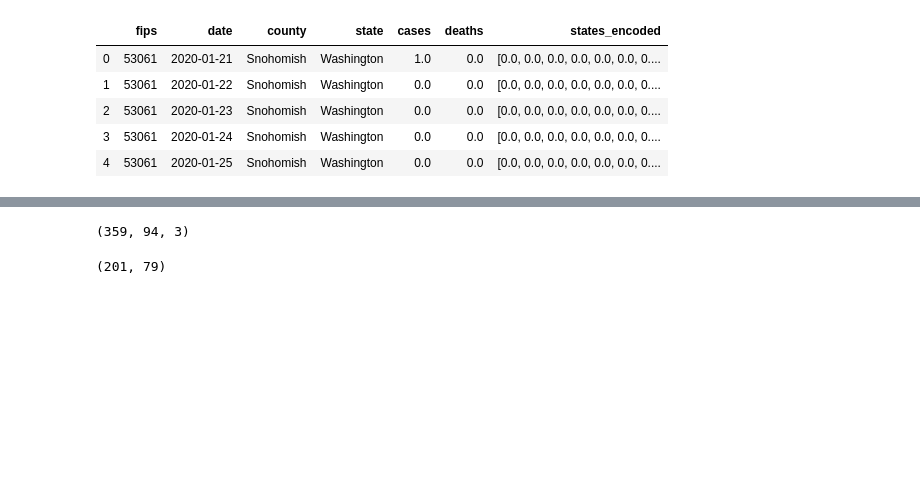
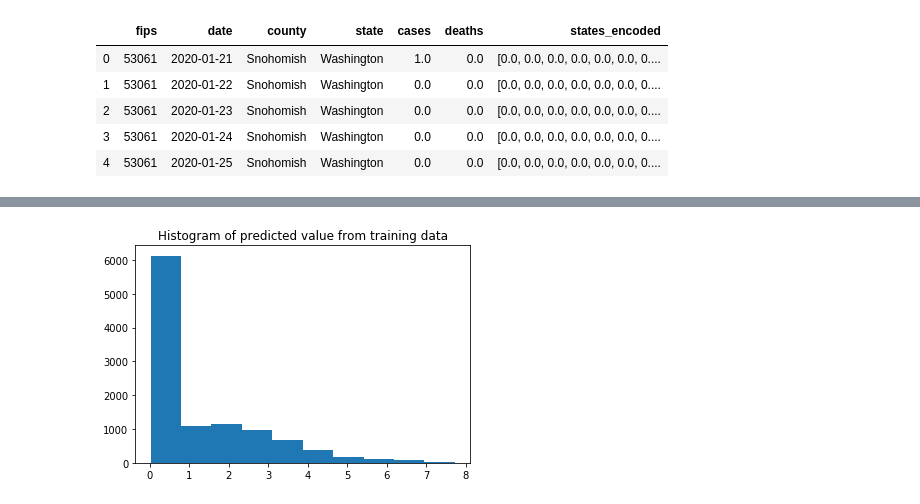
Before and after one commit to RachelShi0/two_and_a_half_cs_majors, a Jupyter notebook: QQ/RNN_US.ipynb, the cells around one changed output, grey strips where cells are left out. Drawn from its saved outputs; the diff is of its cells as text; code cells hidden in the pictures; blank space fills up the shorter version.

```diff
--- a/QQ/RNN_US.ipynb
+++ b/QQ/RNN_US.ipynb
@@ -254,5 +259,8 @@ print(train_targets.shape)
-# %%
-inputs_total.shape
-# %% [output]
-(359, 94, 3)
+# %%
+#plot the predicted output to get an idea of what kind of values the model is producing
+plt.hist(y[:, 0])
+plt.title('Histogram of predicted value from training data')
+plt.show()
+# %% [output]
+[figure, added]
 # %%
@@ -267,6 +285,2 @@ def generate_predictions(model, inputs, conditions, T):
 
     return inputs, prediction
-# %%
-targets_total.shape
-# %% [output]
-(201, 79)
```
Also changed, not shown: parts of 14 cells of this notebook.
